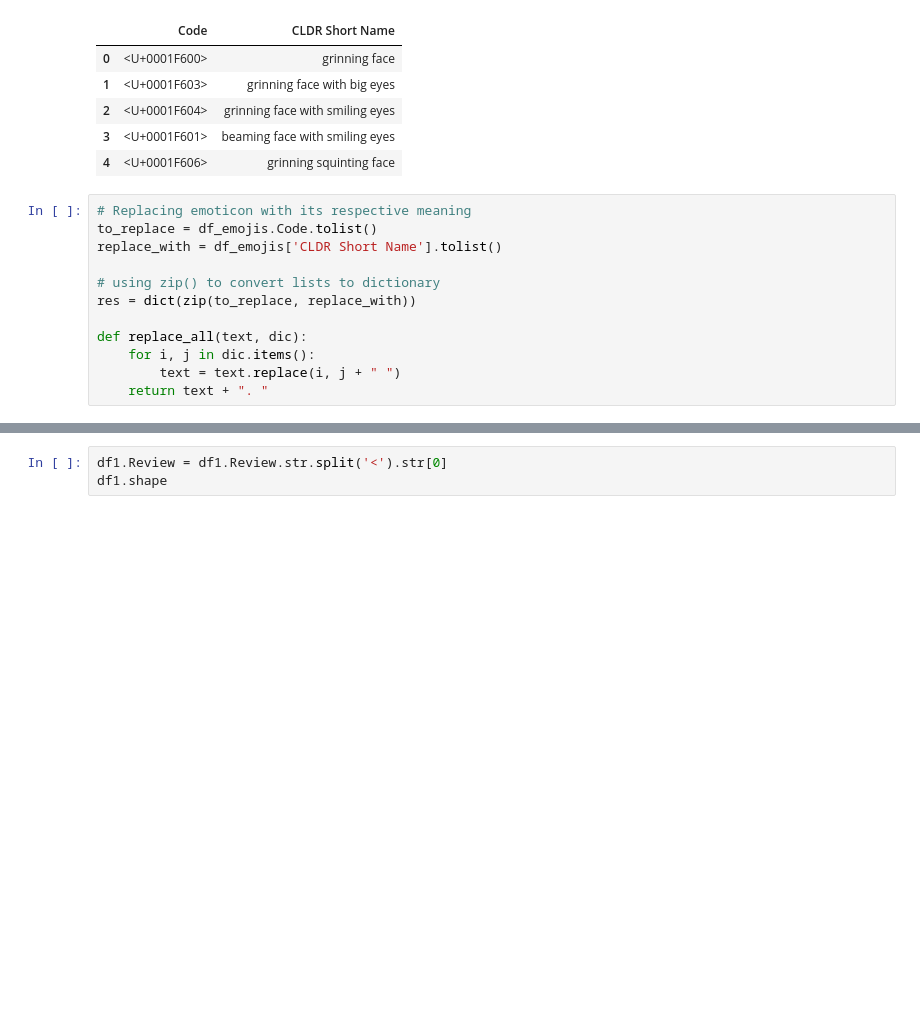
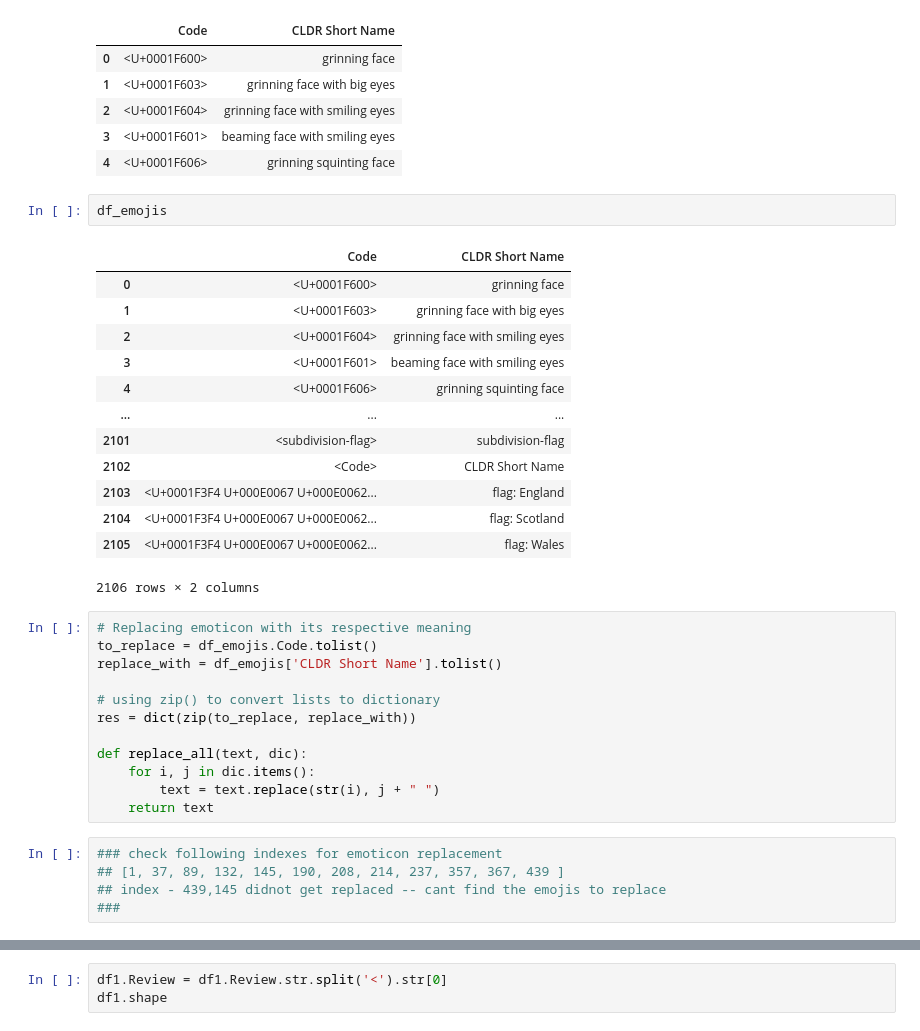
Before and after one commit to Kenrich005/Uber_reviews_textanalytics, a Jupyter notebook: TA_Group_Assignment_VII.ipynb, the cells around one changed output, grey strips where cells are left out. Cells and saved outputs as stored; diff of their text form; blank space fills up the shorter version.

Commit message:
emojis replacement update

```diff
--- a/TA_Group_Assignment_VII.ipynb
+++ b/TA_Group_Assignment_VII.ipynb
@@ -62,6 +62,22 @@ df_emojis.head()
 | 2 | <U+0001F604> | grinning face with smiling eyes |
 | 3 | <U+0001F601> | beaming face with smiling eyes |
 | 4 | <U+0001F606> | grinning squinting face |
+# %%
+df_emojis
+# %% [output]
+|  | Code | CLDR Short Name |
+| 0 | <U+0001F600> | grinning face |
+| 1 | <U+0001F603> | grinning face with big eyes |
+| 2 | <U+0001F604> | grinning face with smiling eyes |
+| 3 | <U+0001F601> | beaming face with smiling eyes |
+| 4 | <U+0001F606> | grinning squinting face |
+| ... | ... | ... |
+| 2101 | <subdivision-flag> | subdivision-flag |
+| 2102 | <Code> | CLDR Short Name |
+| 2103 | <U+0001F3F4 U+000E0067 U+000E0062... | flag: England |
+| 2104 | <U+0001F3F4 U+000E0067 U+000E0062... | flag: Scotland |
+| 2105 | <U+0001F3F4 U+000E0067 U+000E0062... | flag: Wales |
+2106 rows × 2 columns
 # %%
 # Replacing emoticon with its respective meaning
 to_replace = df_emojis.Code.tolist()
@@ -72,8 +88,13 @@ res = dict(zip(to_replace, replace_with))
 
 def replace_all(text, dic):
     for i, j in dic.items():
-        text = text.replace(i, j + " ")
-    return text + ". "
+        text = text.replace(str(i), j + " ")
+    return text
+# %%
+### check following indexes for emoticon replacement
+## [1, 37, 89, 132, 145, 190, 208, 214, 237, 357, 367, 439 ]
+## index - 439,145 didnot get replaced -- cant find the emojis to replace
+###
 # %%
 df1.Review = df1.Review.apply(lambda text: replace_all(text, res))
 df1.Review[1]
```
Also changed, not shown: parts of 3 cells of this notebook.
